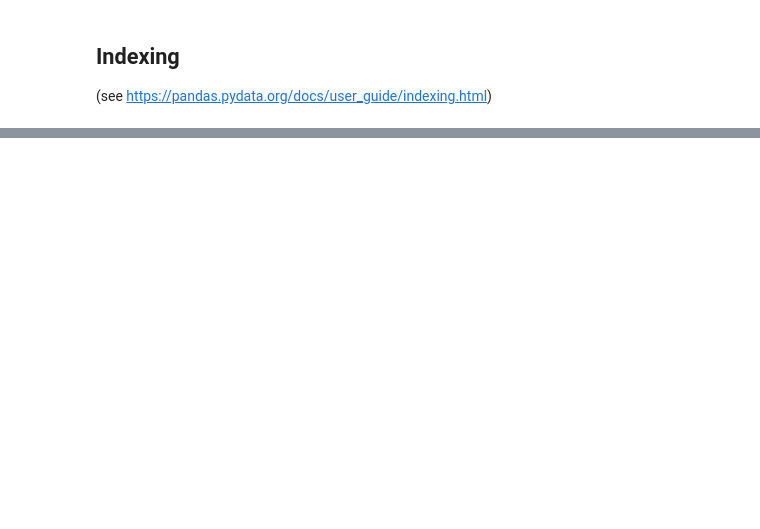
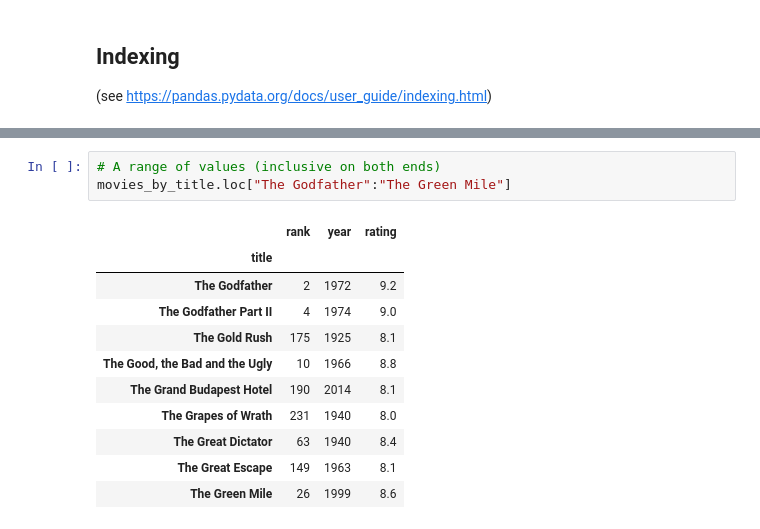
Before and after one commit to janpipek/pandas-watching-movies, a Jupyter notebook: notebooks/pandas-basics.ipynb, the cells around one changed output, grey strips where cells are left out. Drawn from its saved outputs; the diff is of its cells as text; blank space fills up the shorter version.

```diff
--- a/notebooks/pandas-basics.ipynb
+++ b/notebooks/pandas-basics.ipynb
@@ -457,0 +557,15 @@ Created in <span style='font-weight:600;margin-left:4px;'>Deepnote</span></a>
+# %%
+# A range of values (inclusive on both ends)
+movies_by_title.loc["The Godfather":"The Green Mile"]
+# %% [output]
+|  | rank | year | rating |
+| title |  |  |  |
+| The Godfather | 2 | 1972 | 9.2 |
+| The Godfather Part II | 4 | 1974 | 9.0 |
+| The Gold Rush | 175 | 1925 | 8.1 |
+| The Good, the Bad and the Ugly | 10 | 1966 | 8.8 |
+| The Grand Budapest Hotel | 190 | 2014 | 8.1 |
+| The Grapes of Wrath | 231 | 1940 | 8.0 |
+| The Great Dictator | 63 | 1940 | 8.4 |
+| The Great Escape | 149 | 1963 | 8.1 |
+| The Green Mile | 26 | 1999 | 8.6 |
```
Also changed, not shown: parts of 25 cells of this notebook, 1 other file.
